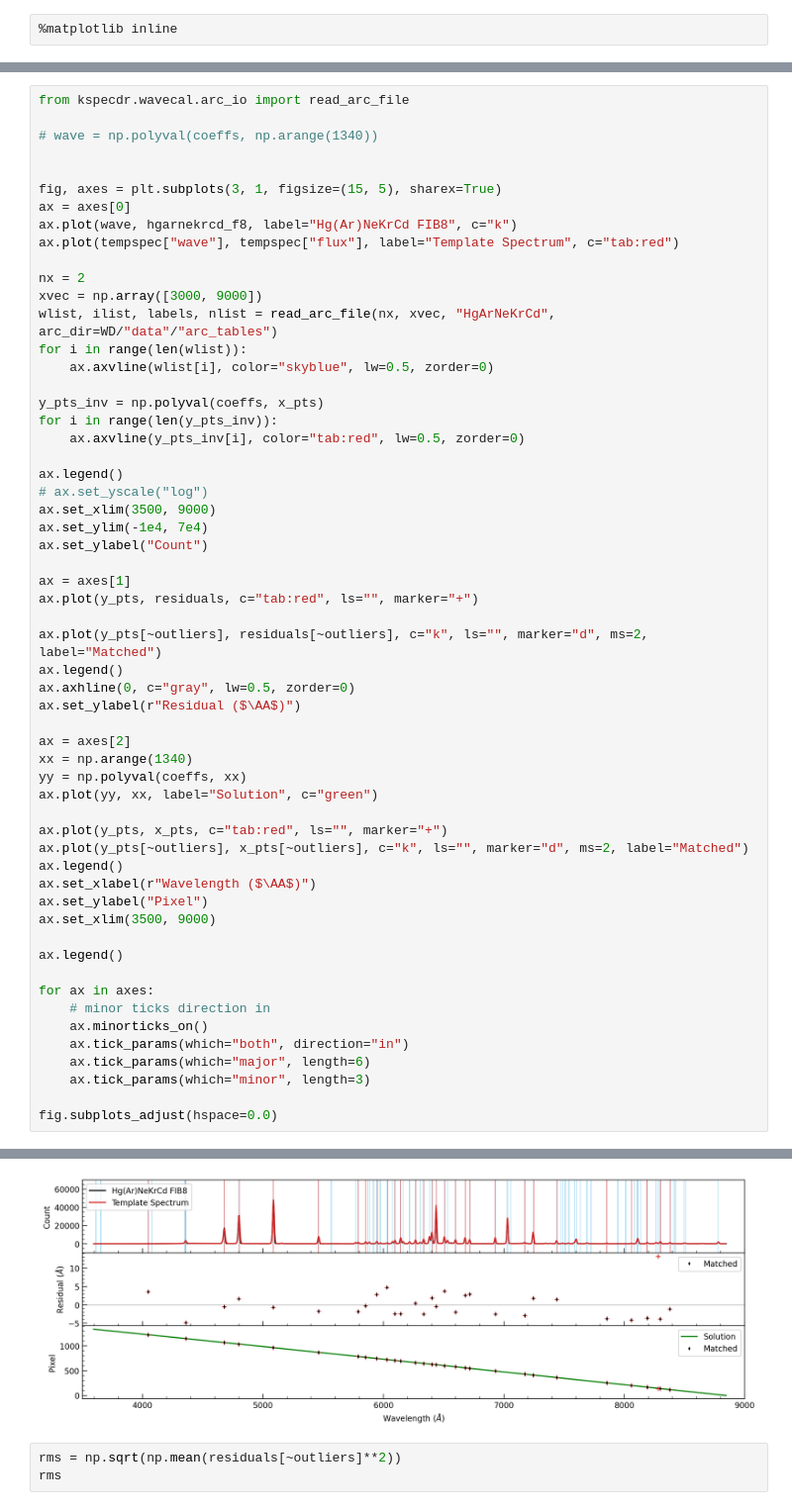
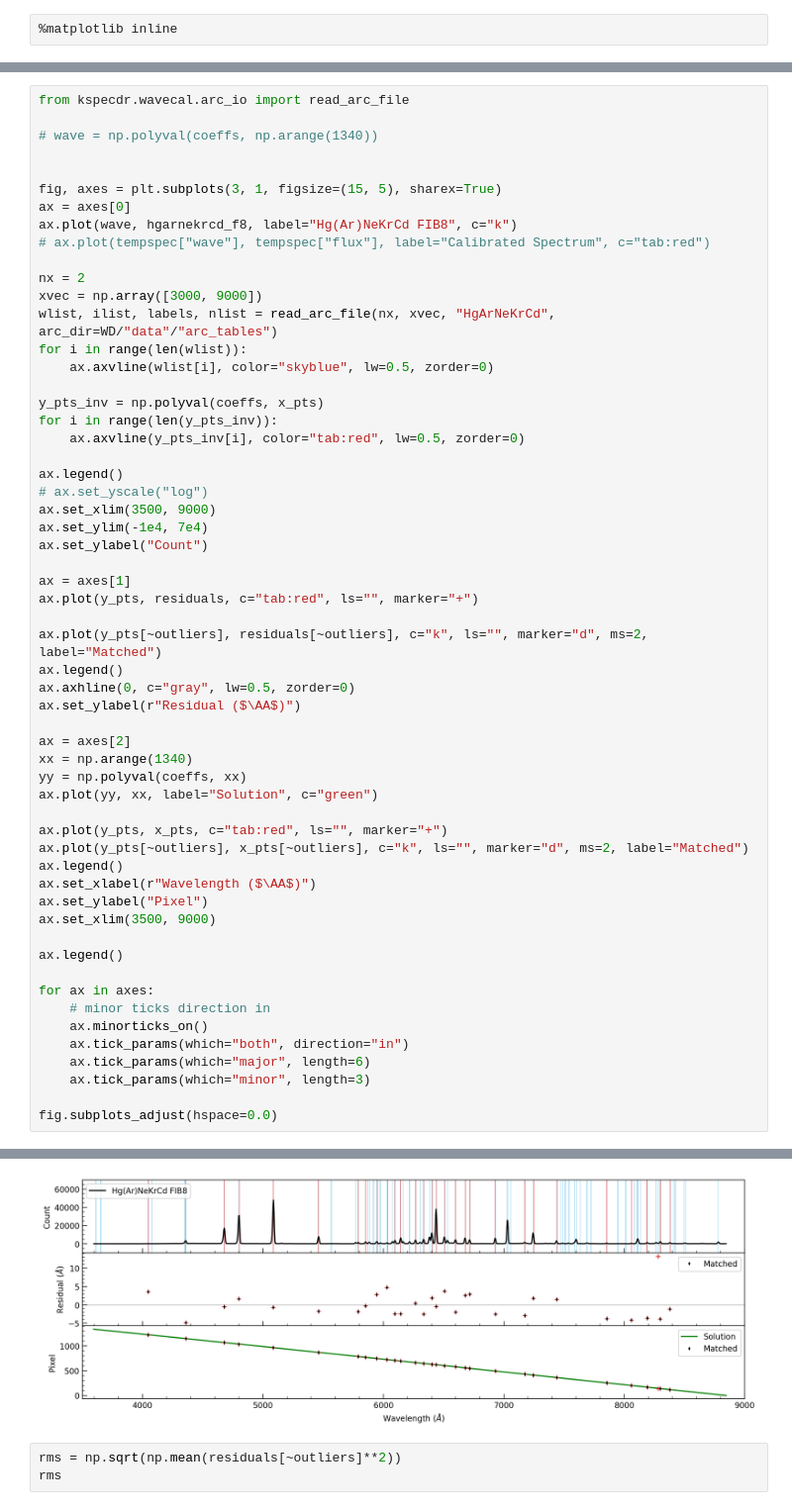
Before and after one commit to hbahk/kspecdr, a Jupyter notebook: notebooks/kspec_commissioning_jan26.ipynb, the cells around one changed output, grey strips where cells are left out. Shown at 99% size. Cells and saved outputs as stored; diff of their text form.

```diff
--- a/notebooks/kspec_commissioning_jan26.ipynb
+++ b/notebooks/kspec_commissioning_jan26.ipynb
@@ -769,7 +769,7 @@ from kspecdr.wavecal.arc_io import read_arc_file
 fig, axes = plt.subplots(3, 1, figsize=(15, 5), sharex=True)
 ax = axes[0]
 ax.plot(wave, hgarnekrcd_f8, label="Hg(Ar)NeKrCd FIB8", c="k")
-ax.plot(tempspec["wave"], tempspec["flux"], label="Template Spectrum", c="tab:red")
+# ax.plot(tempspec["wave"], tempspec["flux"], label="Calibrated Spectrum", c="tab:red")
 
 nx = 2
 xvec = np.array([3000, 9000])
@@ -823,4 +823,4 @@ fig.subplots_adjust(hspace=0.0)
-[figure, old version]
+[figure, new version]
 # %%
 rms = np.sqrt(np.mean(residuals[~outliers]**2))
 rms
```
Also changed, not shown: parts of 3 cells of this notebook, 1 other file.
